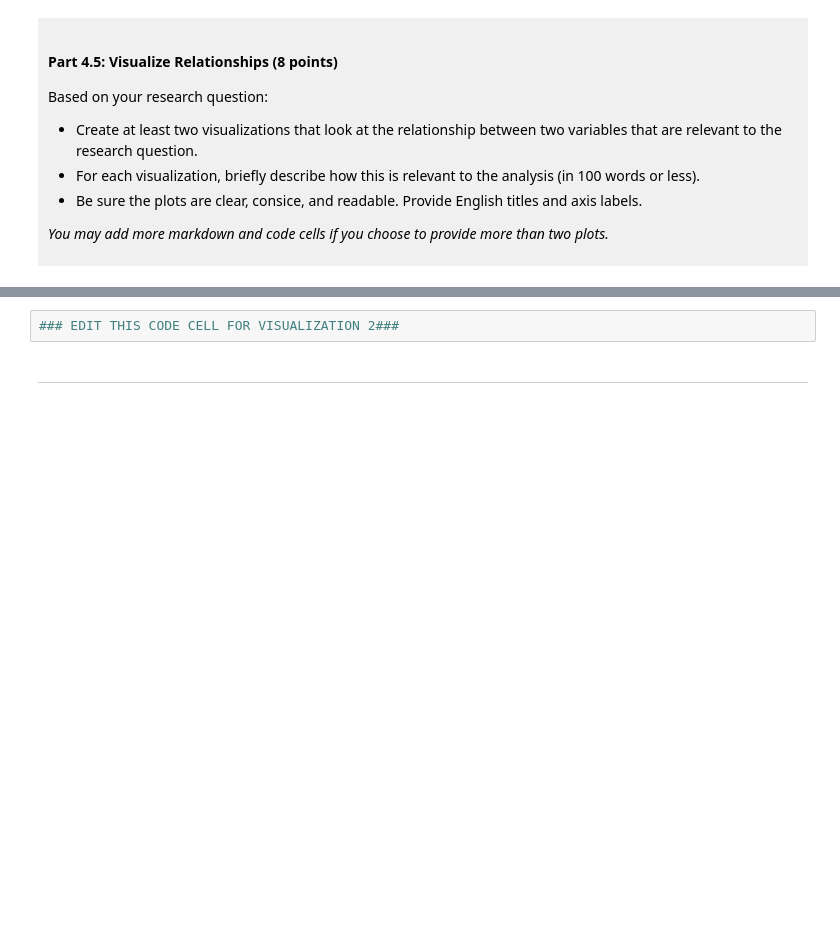
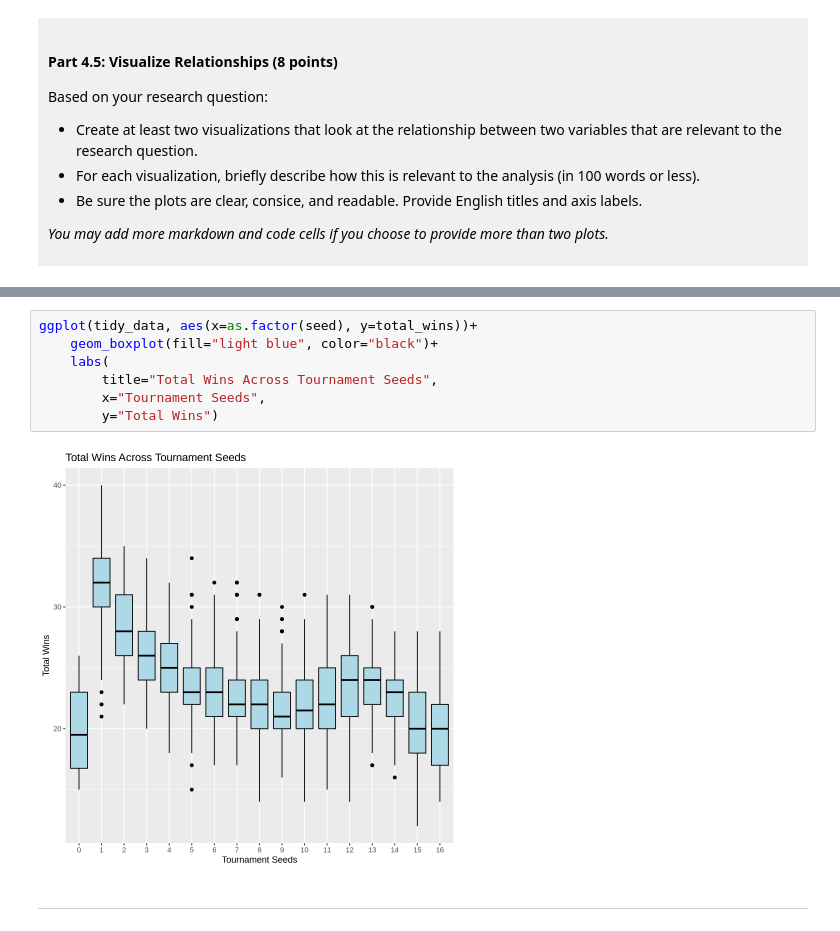
Before and after one commit to eileent0922/dsci-100-project-eileen-tang, a Jupyter notebook: dsci-100-project-notebook.ipynb, the cells around one changed output, grey strips where cells are left out. Saved outputs shown, nothing was run; the diff lists cells and outputs as text; blank space fills up the shorter version.

```diff
--- a/dsci-100-project-notebook.ipynb
+++ b/dsci-100-project-notebook.ipynb
@@ -323,5 +363,12 @@ Visualization 2: %%% EDIT THIS MARKDOWN CELL%%%
 # %%
-### EDIT THIS CODE CELL FOR VISUALIZATION 2###
+ggplot(tidy_data, aes(x=as.factor(seed), y=total_wins))+
+    geom_boxplot(fill="light blue", color="black")+
+    labs(
+        title="Total Wins Across Tournament Seeds",
+        x="Tournament Seeds",
+        y="Total Wins")
+# %% [output]
+[figure, added]
 # %% [markdown]
 ------
 # %% [markdown]
```
Also changed, not shown: parts of 11 cells of this notebook.
